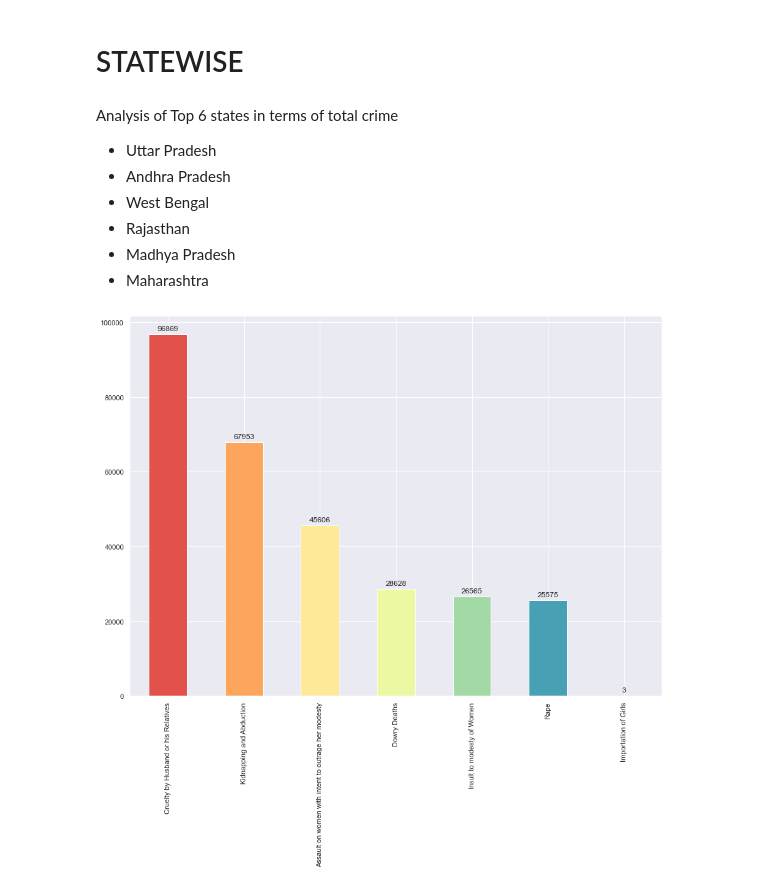
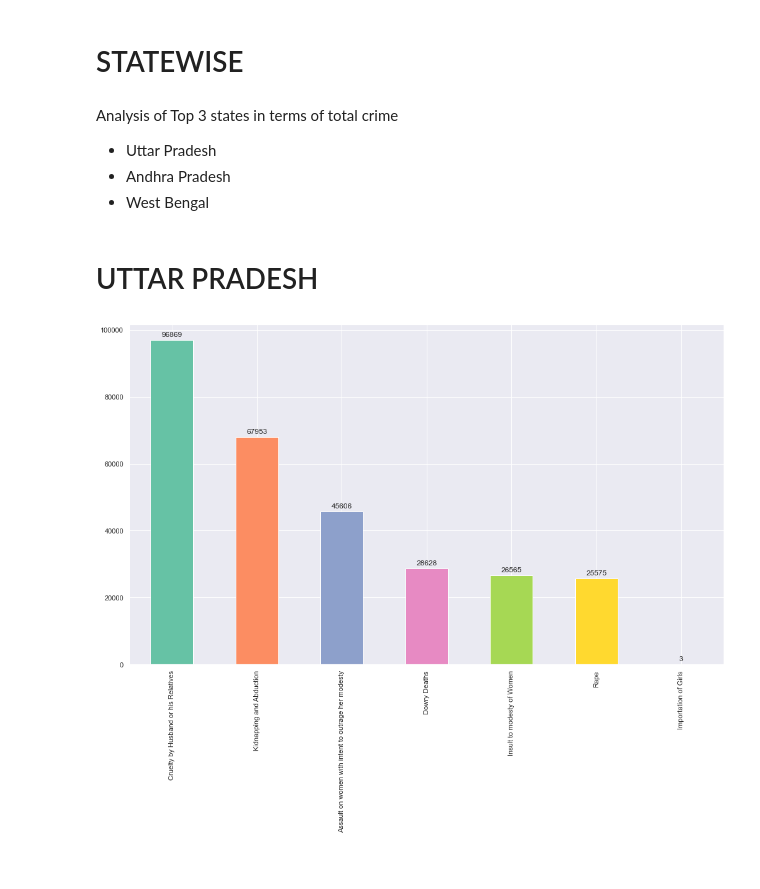
Before and after one commit to kiara-jacob/CrimeDataAnalysis, a Jupyter notebook: Crimes Against Women In India (2001-2014).ipynb, the cells around one changed output. Drawn from its saved outputs; the diff is of its cells as text; code cells hidden in the pictures.

Commit message:
Added analysis for top 3 states

```diff
--- a/Crimes Against Women In India (2001-2014).ipynb
+++ b/Crimes Against Women In India (2001-2014).ipynb
@@ -551,13 +553,12 @@ kidnap_df.plot(kind="bar", color=colors, ylabel="Total Cases")
 # %% [markdown]
 # STATEWISE
 # %% [markdown]
-Analysis of Top 6 states in terms of total crime
+Analysis of Top 3 states in terms of total crime
 - Uttar Pradesh
 - Andhra Pradesh
 - West Bengal
-- Rajasthan
-- Madhya Pradesh
-- Maharashtra
+# %% [markdown]
+# UTTAR PRADESH
 # %%
 sortstates_df=states_df
 sortstates_df=sortstates_df.sort_values("total_crime", ascending=False)
@@ -565,13 +566,13 @@ sortstates_df=sortstates_df.sort_values("total_crime", ascending=False)
 upcrime_df=sortstates_df.iloc[0]
 upcrime_df=upcrime_df.drop("total_crime").sort_values(ascending=False)
 # %%
-colors = sns.color_palette('Spectral')
+colors = sns.color_palette('Set2')
 upcrime=upcrime_df.plot(kind="bar",color=colors)
 for p in upcrime.patches:
     upcrime.annotate(format(p.get_height(), '.0f'),
                    (p.get_x() + p.get_width() / 2., p.get_height()),
                    ha = 'center', va = 'center',
                    xytext = (0, 9),
                    textcoords = 'offset points')
 # %% [output]
-[figure, old version]
+[figure, new version]
```
Also changed, not shown: parts of 29 cells of this notebook.
